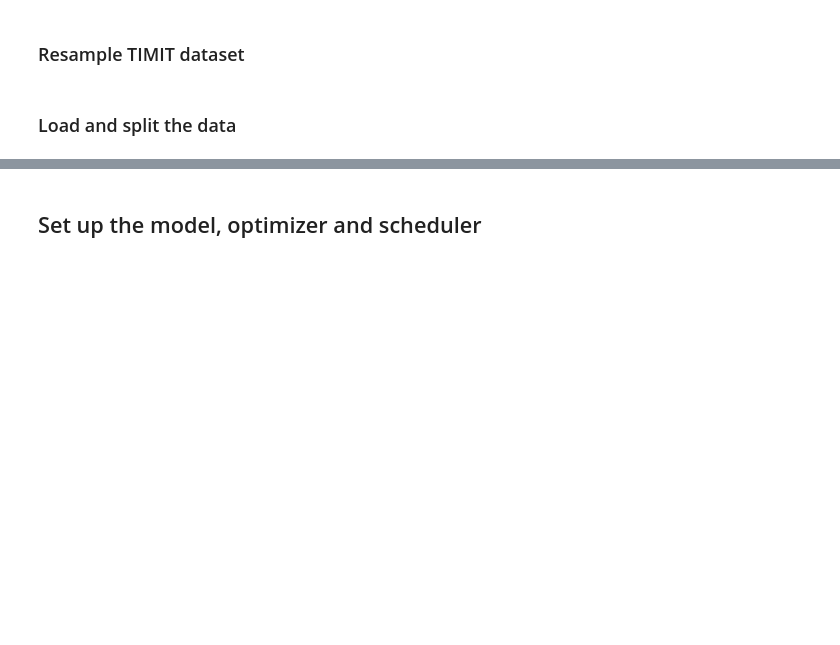
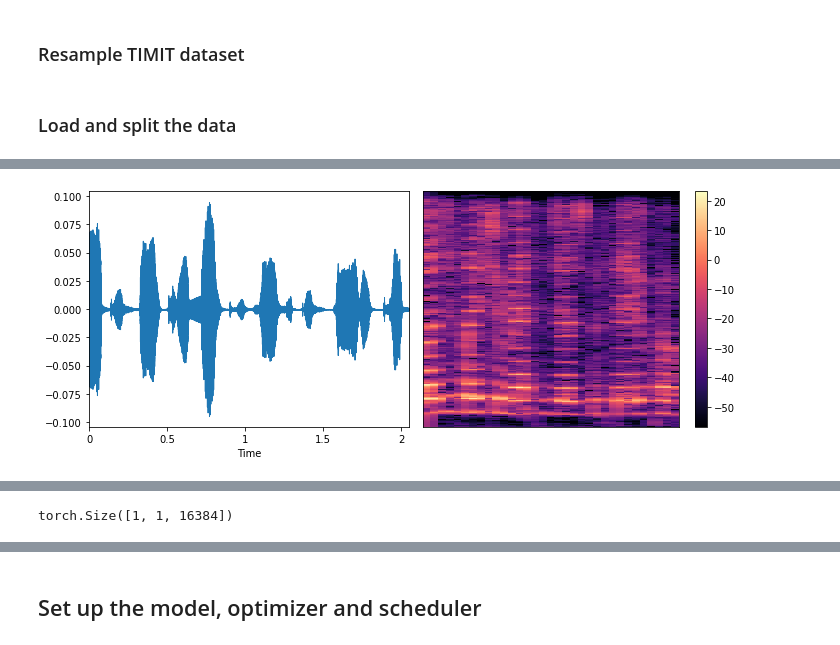
Before and after one commit to flyingleafe/asteroid, a Jupyter notebook: notebooks/training.ipynb, the cells around one changed output, grey strips where cells are left out. Drawn from its saved outputs; the diff is of its cells as text; code cells hidden in the pictures; blank space fills up the shorter version.

```diff
--- a/notebooks/training.ipynb
+++ b/notebooks/training.ipynb
@@ -154,0 +186,4 @@ torch.Size([32, 903, 186])
+# %%
+show_wav(one_sample[1])
+# %% [output]
+[figure, added]
@@ -154,0 +191,5 @@ torch.Size([32, 903, 186])
+# %%
+enh = unetgan(one_sample[0].unsqueeze(0))
+enh.shape
+# %% [output]
+torch.Size([1, 1, 16384])
```
Also changed, not shown: parts of 37 cells of this notebook, 16 other files.
